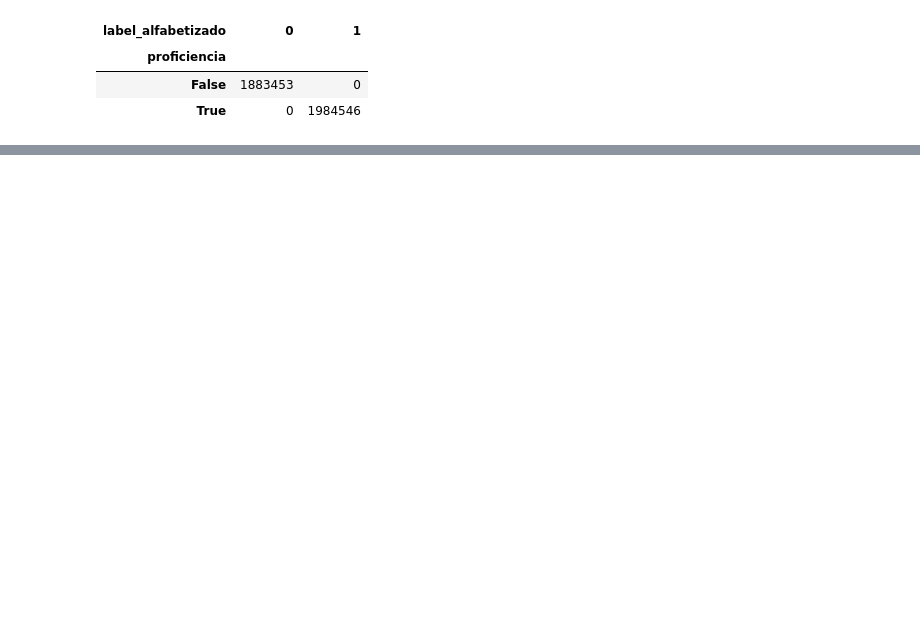
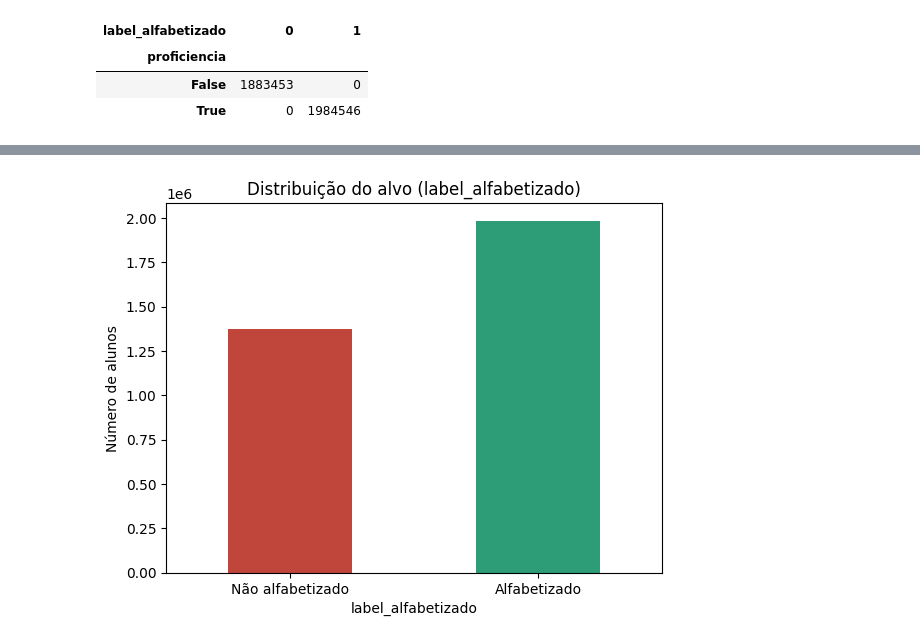
Before and after one commit to lenamiroux/1iast-techchallenge-fase3, a Jupyter notebook: notebooks/01_eda.ipynb, the cells around one changed output, grey strips where cells are left out. Cells and saved outputs as stored; diff of their text form; code cells hidden in the pictures; blank space fills up the shorter version.

```diff
--- a/notebooks/01_eda.ipynb
+++ b/notebooks/01_eda.ipynb
@@ -105,0 +123,5 @@ construção, não por relação causal a ser aprendida.
+# %%
+df_model = df[df["presenca"] == "1"].copy()
+print("Linhas antes:", len(df))
+print("Linhas depois do filtro:", len(df_model))
+df_model["label_alfabetizado"].value_counts(normalize=True).round(4)
@@ -105,0 +135,11 @@ construção, não por relação causal a ser aprendida.
+# %%
+import matplotlib.pyplot as plt
+
+contagem = df_model["label_alfabetizado"].value_counts().sort_index()
+contagem.plot(kind="bar", color=["#C0453A", "#2D9D78"])
+plt.xticks([0, 1], ["Não alfabetizado", "Alfabetizado"], rotation=0)
+plt.ylabel("Número de alunos")
+plt.title("Distribuição do alvo (label_alfabetizado)")
+plt.show()
+# %% [output]
+[figure, added]
```
Also changed, not shown: parts of 8 cells of this notebook.
